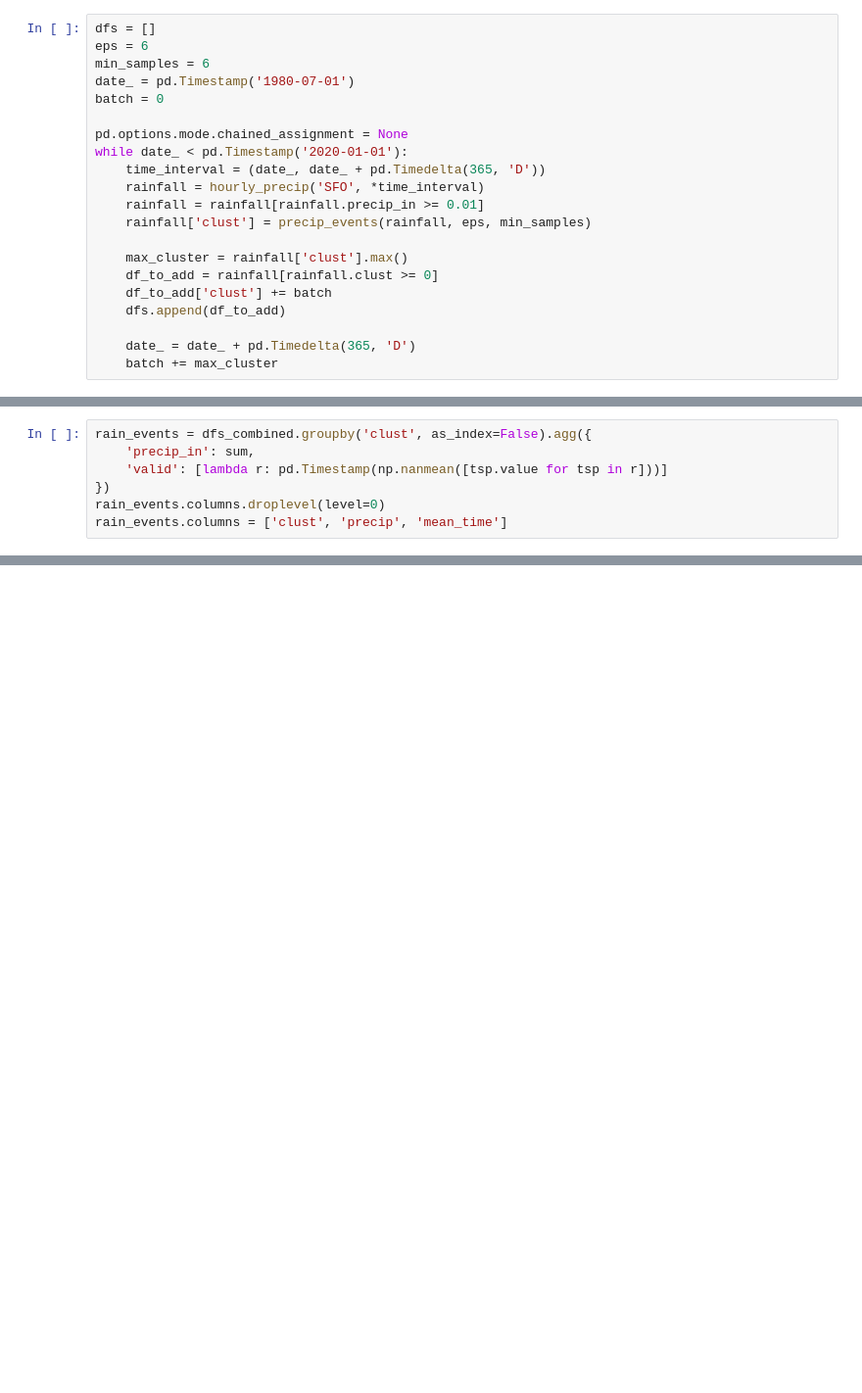
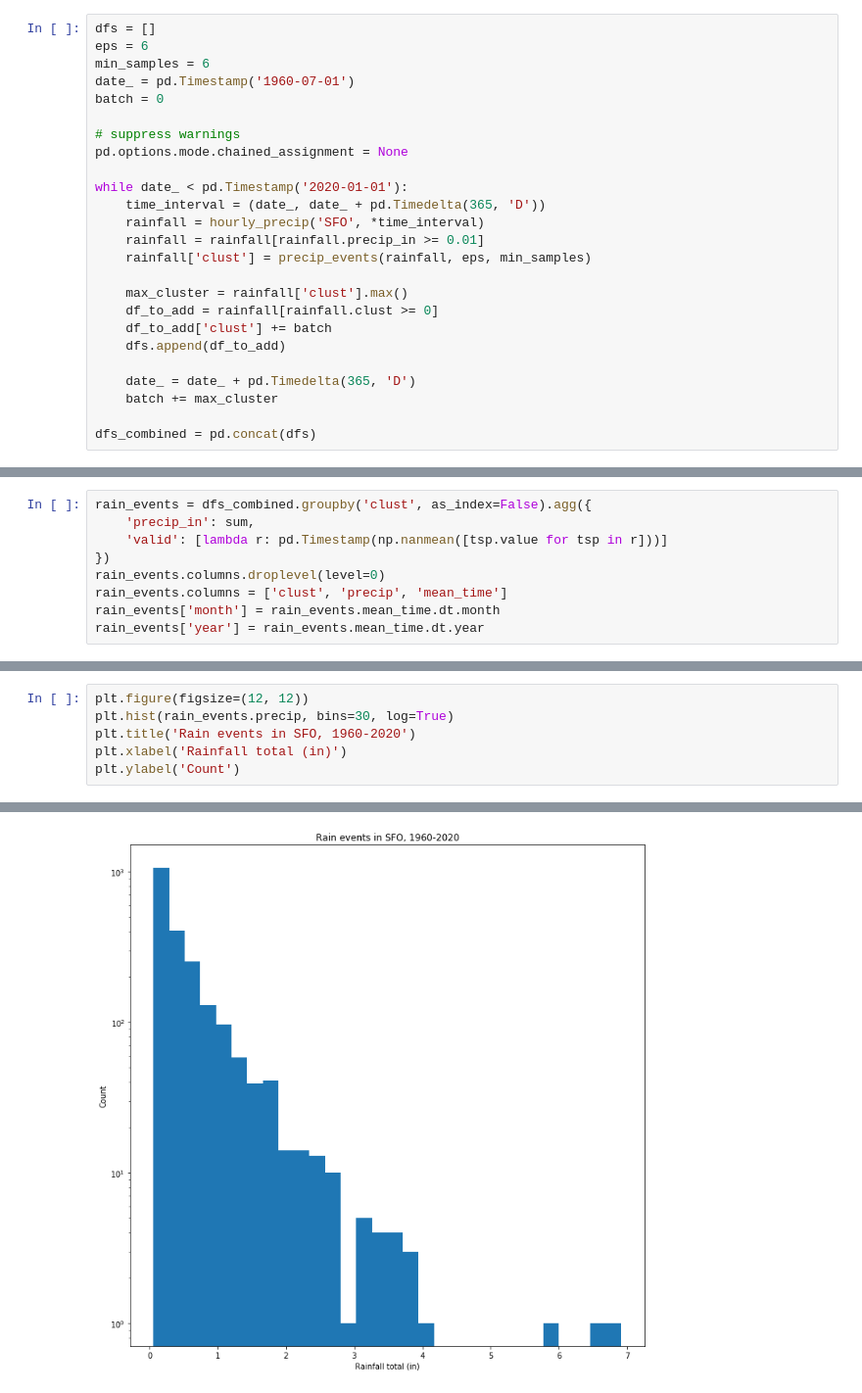
Before and after one commit to wxmann/weather-projects, a Jupyter notebook: proj_rain_events/SFO rain events.ipynb, the cells around one changed output, grey strips where cells are left out. Shown at 98% size. Drawn from its saved outputs; the diff is of its cells as text; blank space fills up the shorter version.

```diff
--- a/proj_rain_events/SFO rain events.ipynb
+++ b/proj_rain_events/SFO rain events.ipynb
@@ -12,10 +21,12 @@ import warnings
 dfs = []
 eps = 6
 min_samples = 6
-date_ = pd.Timestamp('1980-07-01')
+date_ = pd.Timestamp('1960-07-01')
 batch = 0
 
+# suppress warnings
 pd.options.mode.chained_assignment = None
+
 while date_ < pd.Timestamp('2020-01-01'):
     time_interval = (date_, date_ + pd.Timedelta(365, 'D'))
     rainfall = hourly_precip('SFO', *time_interval)
@@ -29,3 +40,5 @@ while date_ < pd.Timestamp('2020-01-01'):
 
     date_ = date_ + pd.Timedelta(365, 'D')
     batch += max_cluster
+
+dfs_combined = pd.concat(dfs)
@@ -38,3 +49,5 @@ rain_events = dfs_combined.groupby('clust', as_index=False).agg({
 })
 rain_events.columns.droplevel(level=0)
 rain_events.columns = ['clust', 'precip', 'mean_time']
+rain_events['month'] = rain_events.mean_time.dt.month
+rain_events['year'] = rain_events.mean_time.dt.year
@@ -49,0 +77,7 @@ rain_events.tail()
+# %%
+plt.figure(figsize=(12, 12))
+plt.hist(rain_events.precip, bins=30, log=True)
+plt.title('Rain events in SFO, 1960-2020')
+plt.xlabel('Rainfall total (in)')
+plt.ylabel('Count')
+# %% [output]
@@ -49,0 +85 @@ rain_events.tail()
+[figure, added]
```
Also changed, not shown: parts of 28 cells of this notebook, 24 other files.
